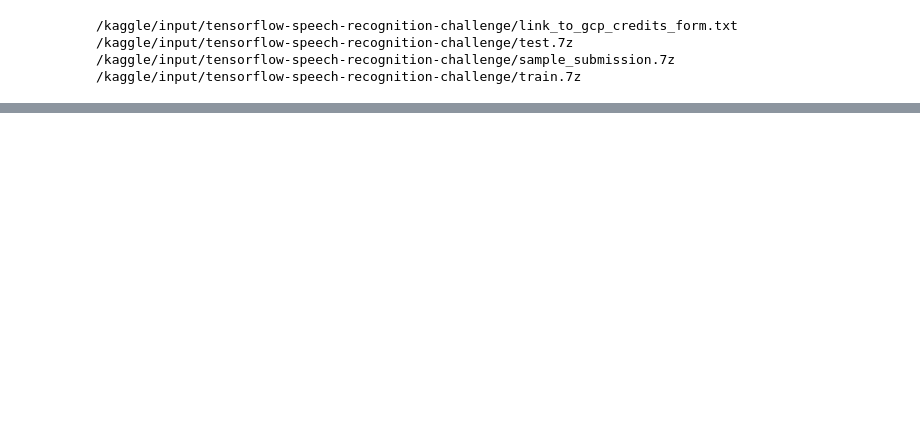
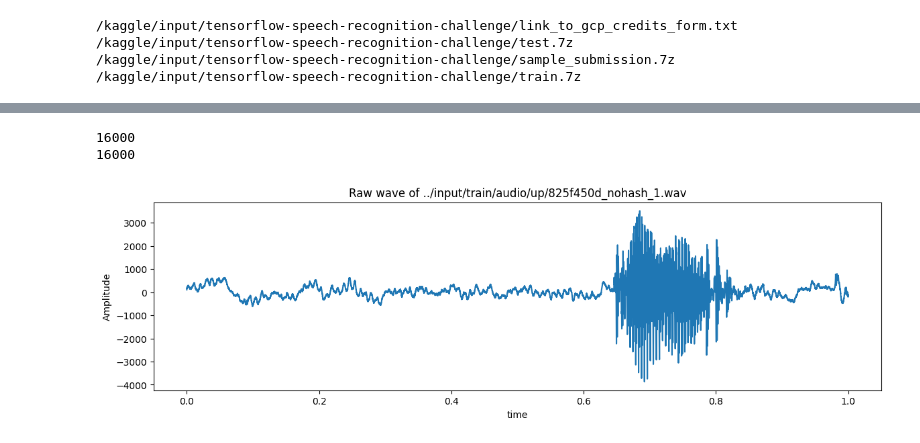
Before and after one commit to Fardous07/Speech-recognition-Using-Tensorflow, a Jupyter notebook: speech-recognition-using-tensorflow.ipynb, the cells around one changed output, grey strips where cells are left out. Cells and saved outputs as stored; diff of their text form; code cells hidden in the pictures; blank space fills up the shorter version.

```diff
--- a/speech-recognition-using-tensorflow.ipynb
+++ b/speech-recognition-using-tensorflow.ipynb
@@ -23,0 +67,19 @@ for dirname, _, filenames in os.walk('/kaggle/input'):
+# %%
+import matplotlib.pyplot as plt
+from scipy.io import wavfile
+
+train_audio_path = 'train/audio/'
+filename = 'up/825f450d_nohash_1.wav'
+sample_rate, samples = wavfile.read(str(train_audio_path) + filename)
+fig = plt.figure(figsize=(14, 8))
+ax1 = fig.add_subplot(211)
+ax1.set_title('Raw wave of ' + '../input/train/audio/up/825f450d_nohash_1.wav')
+ax1.set_xlabel('time')
+ax1.set_ylabel('Amplitude')
+ax1.plot(np.linspace(0, sample_rate/len(samples), sample_rate), samples)
+print(sample_rate)
+print(len(samples))
+# %% [output]
+16000
+16000
+[figure, added]
```
Also changed, not shown: parts of 8 cells of this notebook.
